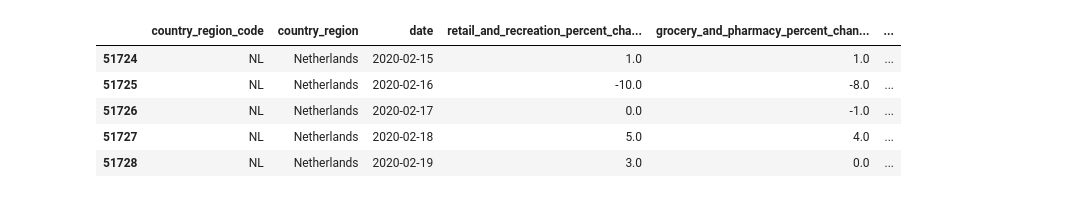
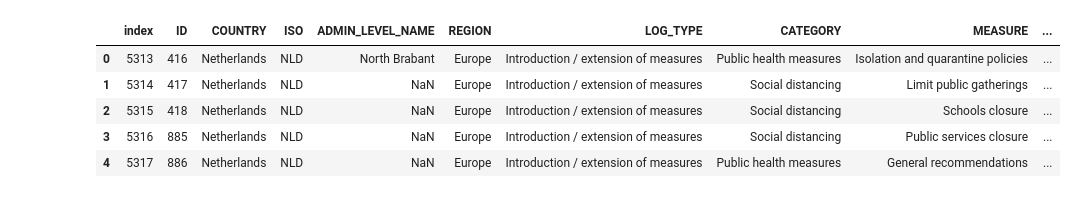
Before and after one commit to dimnl/modum, a Jupyter notebook: data_processing.ipynb, the cells around one changed output. Saved outputs shown, nothing was run; the diff lists cells and outputs as text; code cells hidden in the pictures.

```diff
--- a/data_processing.ipynb
+++ b/data_processing.ipynb
@@ -47,30 +43,32 @@ mobility = mobility[mobility['sub_region_1'].isna()]
 mobility.drop(['sub_region_1','sub_region_2'], axis='columns', inplace=True)
 # %%
 mobility = mobility.dropna(axis='columns', how='all')
-mobility['date'] = pd.to_datetime(mobility['date'])
+mobility['date'] = pd.to_datetime(mobility['date'], dayfirst=True)
 
 measures = measures.dropna(axis='rows', subset=['DATE_IMPLEMENTED'])
-measures['DATE_IMPLEMENTED'] = pd.to_datetime(measures['DATE_IMPLEMENTED'])
+measures = measures.dropna(axis='columns', how='all')
+measures['DATE_IMPLEMENTED'] = pd.to_datetime(measures['DATE_IMPLEMENTED'], dayfirst=True)
 
-economy.dropna(axis='columns', how='all', inplace=True)
+measures = measures[measures['LOG_TYPE'] != "Phase-out measure"] #Not looking at phase-out atm, only introduction
 
-# measures.head()
-# mobility.head()
+# economy.dropna(axis='columns', how='all', inplace=True)
 # %%
 country_name = 'Netherlands'
 measures_nl = measures[measures['COUNTRY'] == country_name]
 mobility_nl = mobility[mobility['country_region'] == country_name]
 economy_nl = economy[economy['Country'] == country_name]
-mobility_nl.head()
-# measures_nl.head()
-# df_nl
+
+mobility_nl.reset_index(inplace=True)
+measures_nl.reset_index(inplace=True)
+# mobility_nl.head()
+measures_nl.head()
 # %% [output]
-|  | country_region_code | country_region | date | retail_and_recreation_percent_cha... | grocery_and_pharmacy_percent_chan... | ... |
-| 51724 | NL | Netherlands | 2020-02-15 | 1.0 | 1.0 | ... |
-| 51725 | NL | Netherlands | 2020-02-16 | -10.0 | -8.0 | ... |
-| 51726 | NL | Netherlands | 2020-02-17 | 0.0 | -1.0 | ... |
-| 51727 | NL | Netherlands | 2020-02-18 | 5.0 | 4.0 | ... |
-| 51728 | NL | Netherlands | 2020-02-19 | 3.0 | 0.0 | ... |
+|  | index | ID | COUNTRY | ISO | ADMIN_LEVEL_NAME | REGION | LOG_TYPE | CATEGORY | MEASURE | ... |
+| 0 | 5313 | 416 | Netherlands | NLD | North Brabant | Europe | Introduction / extension of measures | Public health measures | Isolation and quarantine policies | ... |
+| 1 | 5314 | 417 | Netherlands | NLD | NaN | Europe | Introduction / extension of measures | Social distancing | Limit public gatherings | ... |
+| 2 | 5315 | 418 | Netherlands | NLD | NaN | Europe | Introduction / extension of measures | Social distancing | Schools closure | ... |
+| 3 | 5316 | 885 | Netherlands | NLD | NaN | Europe | Introduction / extension of measures | Social distancing | Public services closure | ... |
+| 4 | 5317 | 886 | Netherlands | NLD | NaN | Europe | Introduction / extension of measures | Public health measures | General recommendations | ... |
 # %%
 # df_nl[100:110]
 # df_nl[df_nl['CATEGORY'] == 'Public health measures']
```
Also changed, not shown: parts of 6 cells of this notebook, 1 other file.
